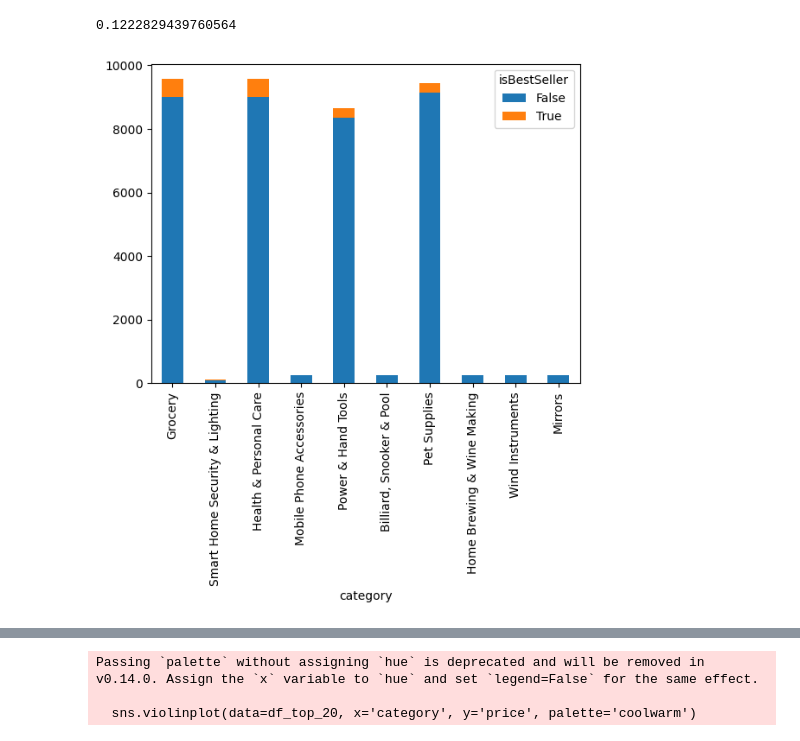
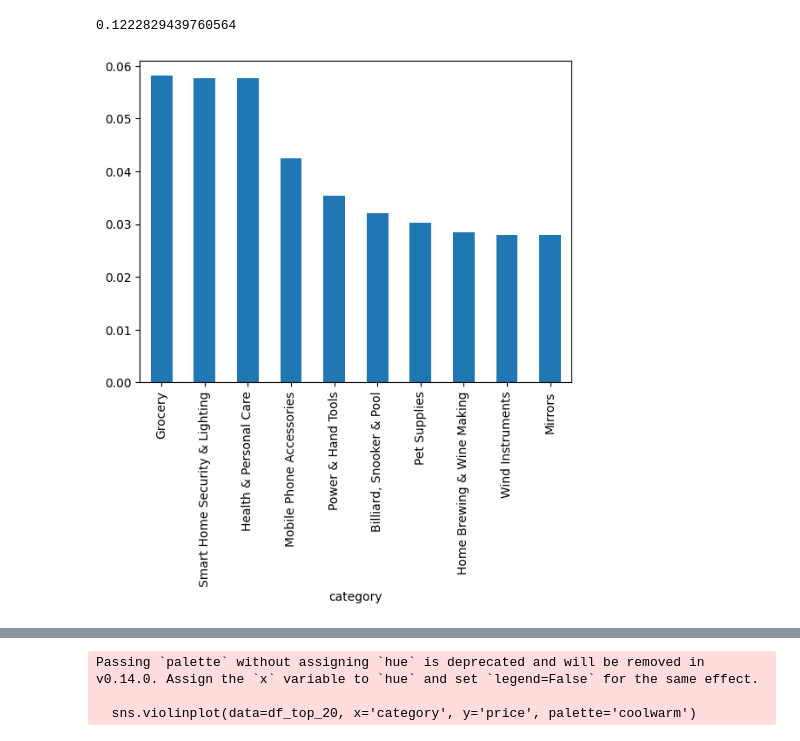
Before and after one commit to mirajkarsneha/lab-eda-bivariate, a Jupyter notebook: lab-eda-bivariate.ipynb, the cells around one changed output, grey strips where cells are left out. Drawn from its saved outputs; the diff is of its cells as text; code cells hidden in the pictures.

```diff
--- a/lab-eda-bivariate.ipynb
+++ b/lab-eda-bivariate.ipynb
@@ -66,2 +66,5 @@ crosstab_result
 | eBook Readers & Accessories | 246 | 0 | 0.000000 |
 296 rows × 3 columns
+# %%
+sorted_crosstab = df.groupby('category')['isBestSeller'].mean().sort_values(ascending=False)
+sorted_crosstab
@@ -88,11 +105,11 @@ association(crosstab_result, method="cramer")
 # %%
 # Visualizations:
 # Visualize the relationship between product categories and the best-seller status using a stacked bar chart.
 import matplotlib.pyplot as plt
-crosstab_result.head(10).plot(kind="bar", stacked=True)
+sorted_crosstab.head(10).plot(kind="bar", stacked=True)
 plt.show()
 # %% [output]
-[figure, old version]
+[figure, new version]
 # %%
 Part 2: Exploring Product Prices and Ratings Across Categories and Brands
 Objective: Investigate how different product categories influence product prices.
```
Also changed, not shown: parts of 6 cells of this notebook.
